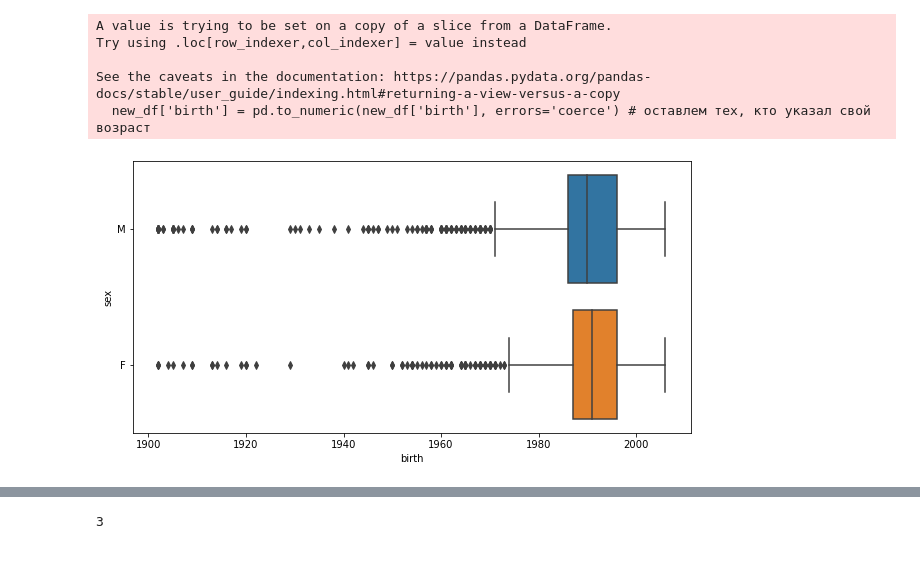
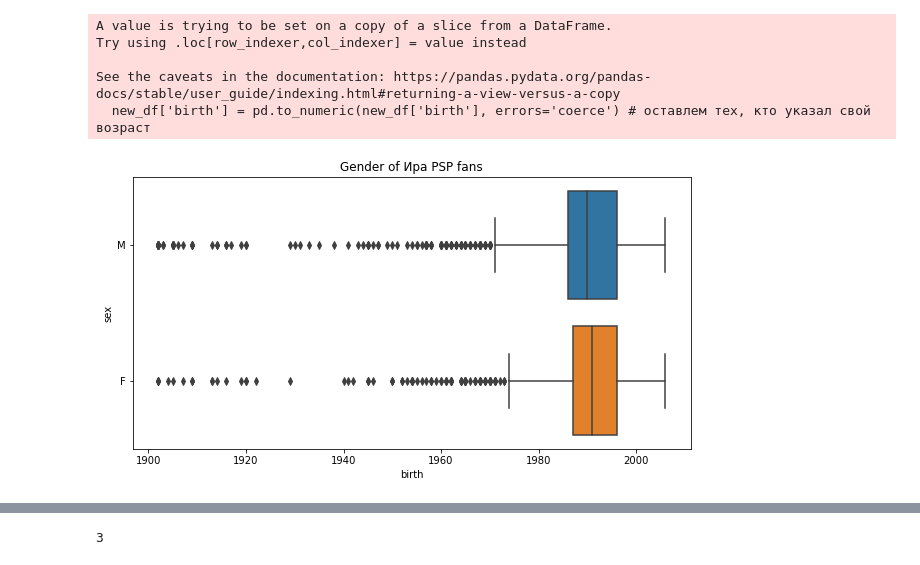
Before and after one commit to Annettaaan/anna_pro, a Jupyter notebook: AnnaDZ.ipynb, the cells around one changed output, grey strips where cells are left out. Drawn from its saved outputs; the diff is of its cells as text; code cells hidden in the pictures.

```diff
--- a/AnnaDZ.ipynb
+++ b/AnnaDZ.ipynb
@@ -147,8 +147,9 @@ Try using .loc[row_indexer,col_indexer] = value instead
 See the caveats in the documentation: https://pandas.pydata.org/pandas-docs/stable/user_guide/indexing.html#returning-a-view-versus-a-copy
   new_df['birth'] = pd.to_numeric(new_df['birth'], errors='coerce') # оставлем тех, кто указал свой возраст
 # %%
-plt.figure(figsize=(10,5)) # размер графика
-sns.boxplot(x="birth", y="sex", data=new_df) # строим график
+plt.figure(figsize=(10,5))
+plt.title('Gender of Ира PSP fans')
+sns.boxplot(x="birth", y="sex", data=new_df)
 plt.show()
 # %% [output]
-[figure, old version]
+[figure, new version]
```
Also changed, not shown: parts of 14 cells of this notebook, 1 other file.
